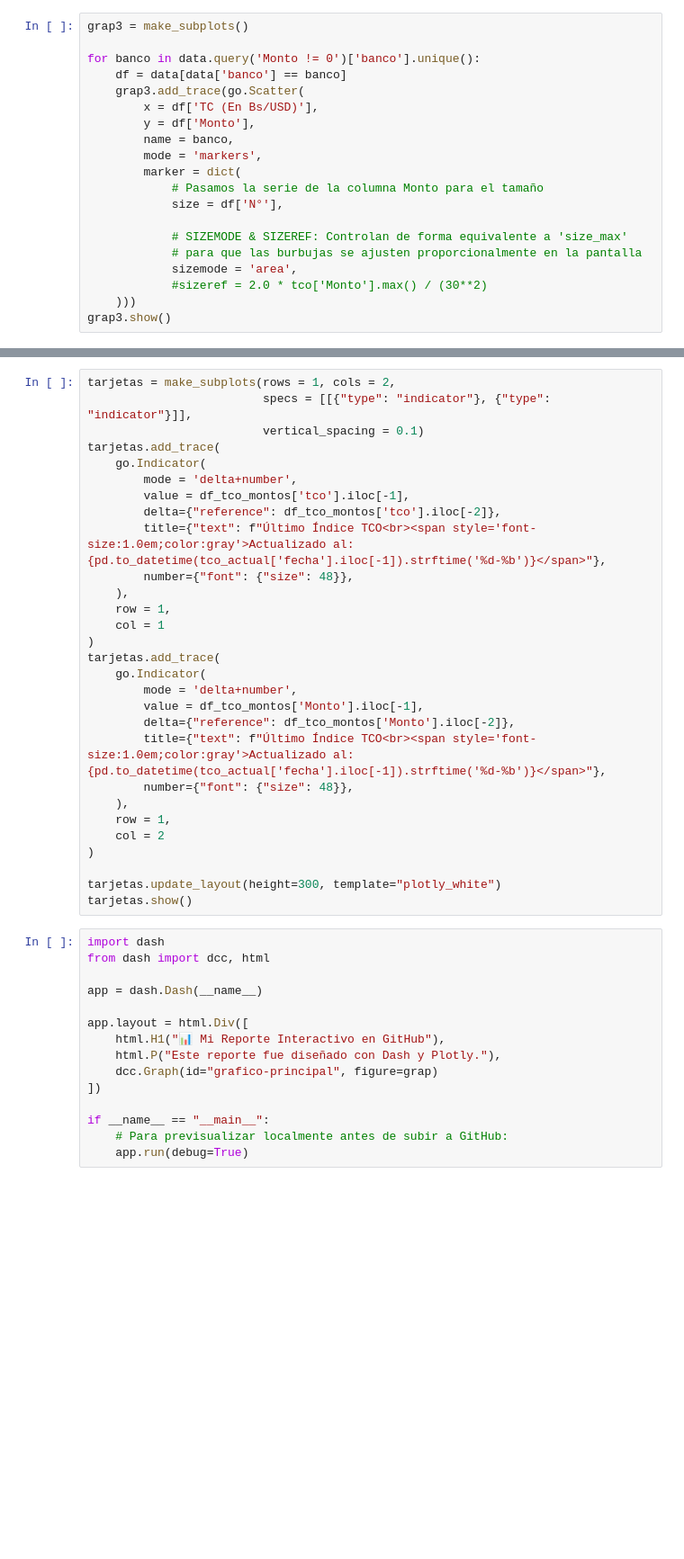
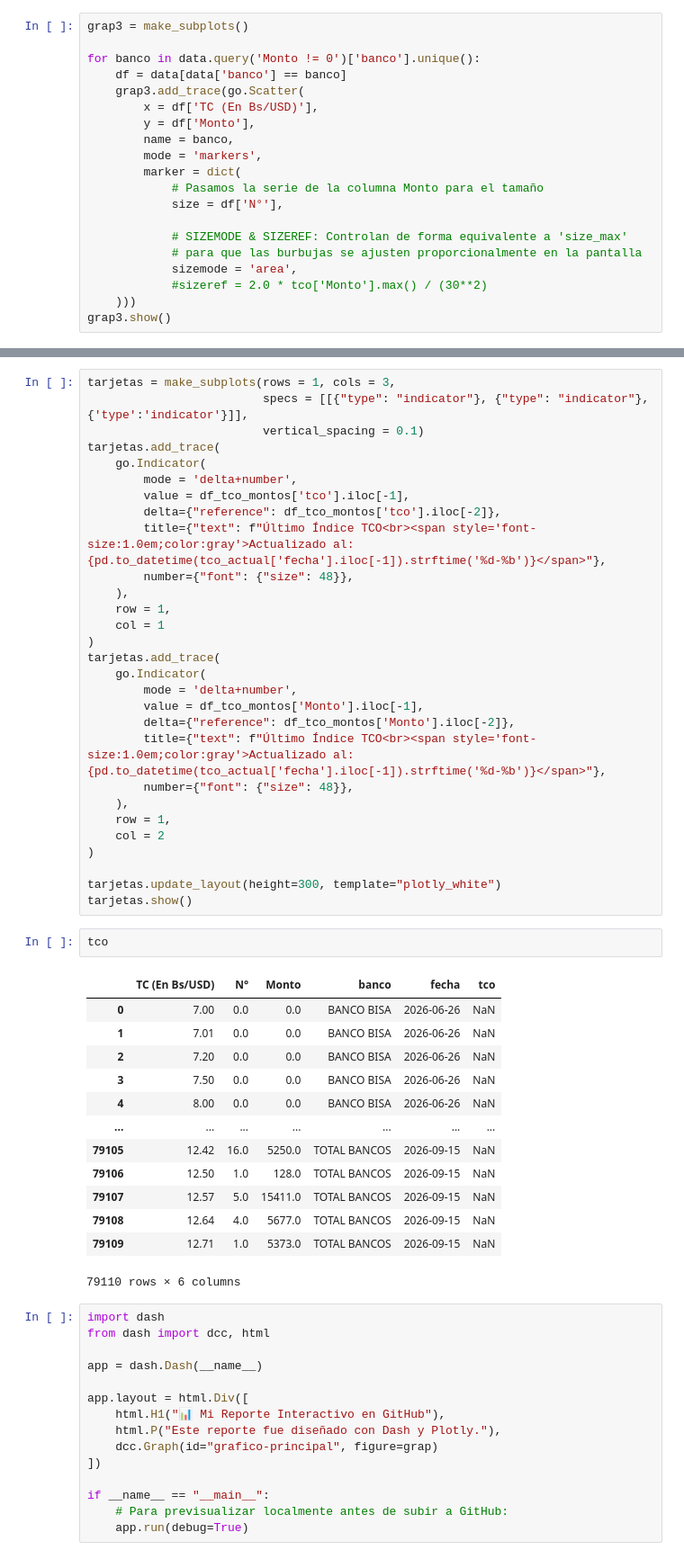
Before and after one commit to RhomDan/tipo_cambio_oficial_bcb, a Jupyter notebook: info_tco_bcb.ipynb, the cells around one changed output, grey strips where cells are left out. Shown at 90% size. Cells and saved outputs as stored; diff of their text form; blank space fills up the shorter version.

```diff
--- a/info_tco_bcb.ipynb
+++ b/info_tco_bcb.ipynb
@@ -469,6 +469,6 @@ df_tco_montos.index[-1]
 # %%
-tarjetas = make_subplots(rows = 1, cols = 2,
-                         specs = [[{"type": "indicator"}, {"type": "indicator"}]],
+tarjetas = make_subplots(rows = 1, cols = 3,
+                         specs = [[{"type": "indicator"}, {"type": "indicator"}, {'type':'indicator'}]],
                          vertical_spacing = 0.1)
 tarjetas.add_trace(
     go.Indicator(
@@ -495,6 +495,22 @@ tarjetas.add_trace(
 
 tarjetas.update_layout(height=300, template="plotly_white")
 tarjetas.show()
+# %%
+tco
+# %% [output]
+|  | TC (En Bs/USD) | N° | Monto | banco | fecha | tco |
+| 0 | 7.00 | 0.0 | 0.0 | BANCO BISA | 2026-06-26 | NaN |
+| 1 | 7.01 | 0.0 | 0.0 | BANCO BISA | 2026-06-26 | NaN |
+| 2 | 7.20 | 0.0 | 0.0 | BANCO BISA | 2026-06-26 | NaN |
+| 3 | 7.50 | 0.0 | 0.0 | BANCO BISA | 2026-06-26 | NaN |
+| 4 | 8.00 | 0.0 | 0.0 | BANCO BISA | 2026-06-26 | NaN |
+| ... | ... | ... | ... | ... | ... | ... |
+| 79105 | 12.42 | 16.0 | 5250.0 | TOTAL BANCOS | 2026-09-15 | NaN |
+| 79106 | 12.50 | 1.0 | 128.0 | TOTAL BANCOS | 2026-09-15 | NaN |
+| 79107 | 12.57 | 5.0 | 15411.0 | TOTAL BANCOS | 2026-09-15 | NaN |
+| 79108 | 12.64 | 4.0 | 5677.0 | TOTAL BANCOS | 2026-09-15 | NaN |
+| 79109 | 12.71 | 1.0 | 5373.0 | TOTAL BANCOS | 2026-09-15 | NaN |
+79110 rows × 6 columns
 # %%
 import dash
 from dash import dcc, html
```
Also changed, not shown: parts of 2 cells of this notebook.
